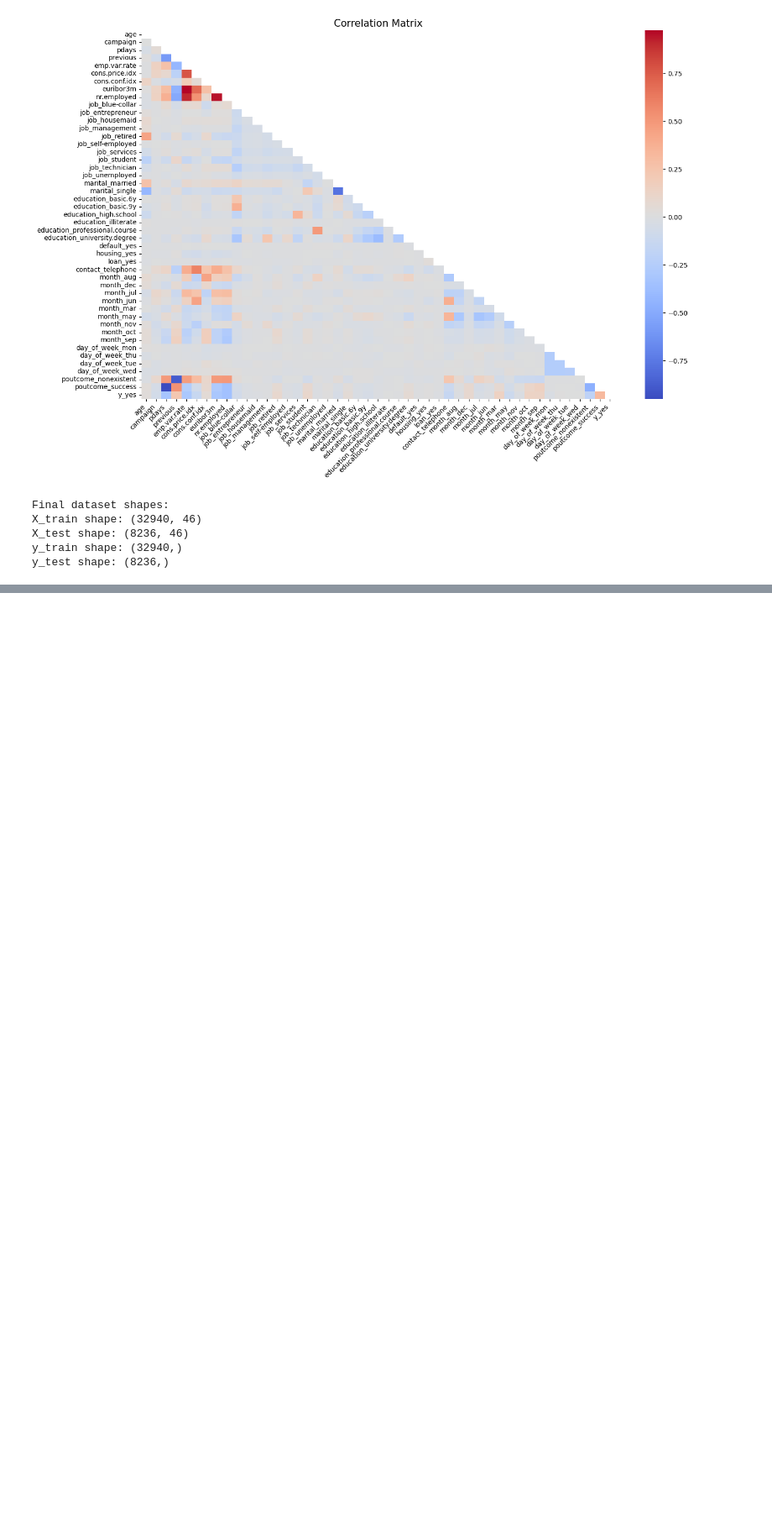
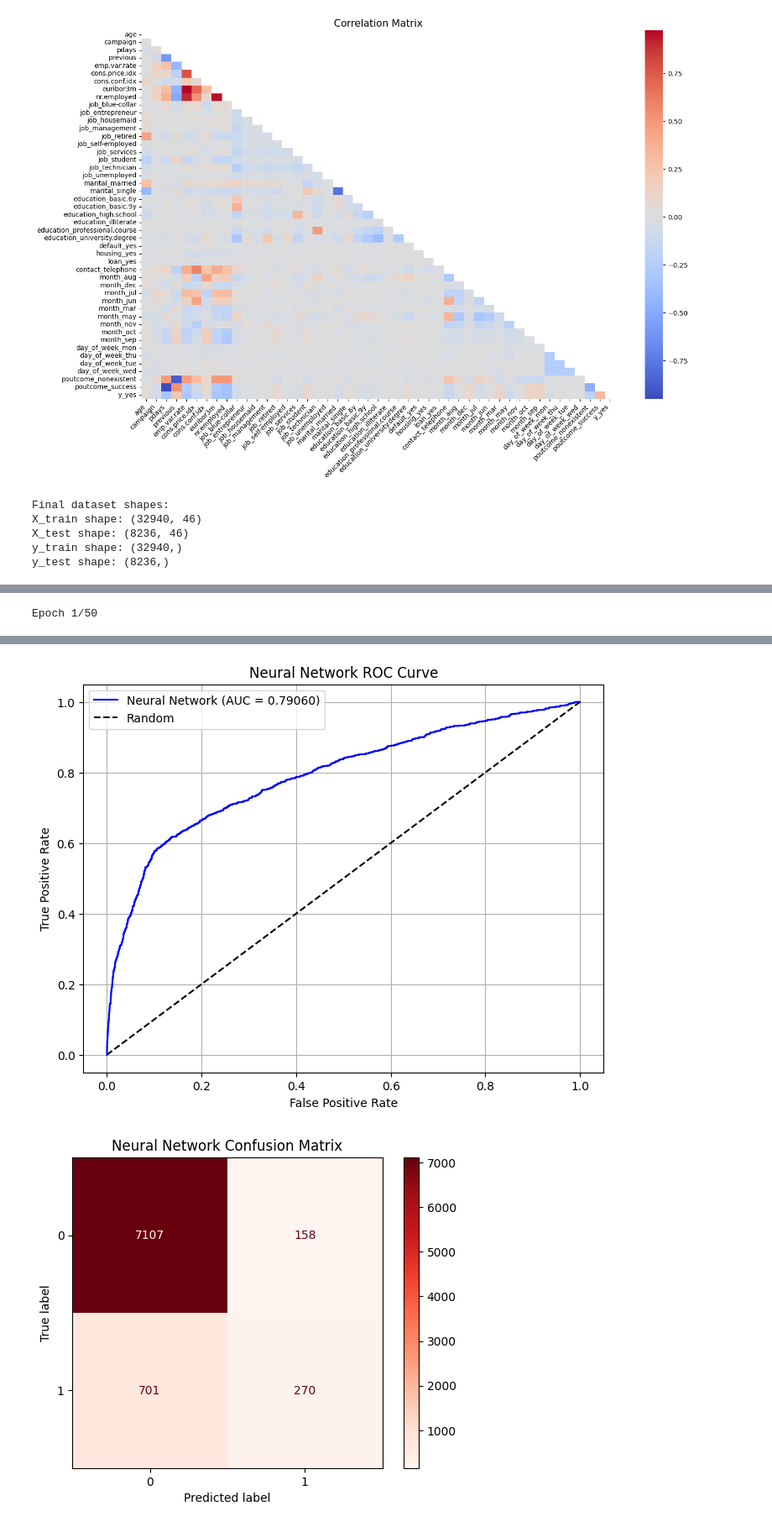
Before and after one commit to Senuth-Per/ML_Coursework_Banking_Systerm, a Jupyter notebook: Ml_CW.ipynb, the cells around one changed output, grey strips where cells are left out. Shown: that part at 84% size. Saved outputs shown, nothing was run; the diff lists cells and outputs as text; code cells hidden in the pictures; blank space fills up the shorter version.

```diff
--- a/Ml_CW.ipynb
+++ b/Ml_CW.ipynb
@@ -346,0 +265,72 @@ AUC-ROC: 0.79297
+# %%
+from tensorflow.keras.models import Sequential
+from tensorflow.keras.layers import Dense, Dropout
+
+# Function to train and evaluate a Neural Network model
+def train_neural_network(X_train, y_train, X_test, y_test):
+
+    # Define the architecture of the Neural Network using Keras Sequential API
+    nn_model = Sequential([
+        Dense(64, activation='relu', input_shape=(X_train.shape[1],)),  # Input layer with 64 neurons and ReLU activation
+        Dropout(0.3),  # Dropout layer with 30% dropout rate to prevent overfitting
+        Dense(32, activation='relu'),  # Hidden layer with 32 neurons and ReLU activation
+        Dropout(0.2),  # Dropout layer with 20% dropout rate
+        Dense(16, activation='relu'),  # Hidden layer with 16 neurons and ReLU activation
+        Dense(1, activation='sigmoid')  # Output layer with sigmoid activation for binary classification (outputting probabilities)
+    ])
+
+    # Compile the model specifying optimizer and loss function
+    nn_model.compile(
+        optimizer='adam',             # Adam optimizer for training
+        loss='binary_crossentropy',   # Binary crossentropy loss function for binary classification
+        metrics=['accuracy']          # Metric to monitor during training
+    )
+
+    # Early stopping callback to prevent overfitting by stopping training when validation loss doesn't improve
+    early_stopping = EarlyStopping(
+        monitor='val_loss',          # Monitor validation loss
+        patience=5,                  # Stop training after 5 epochs without improvement
+        restore_best_weights=True     # Restore weights from the best epoch
+    )
+
+    # Train the neural network with a validation split (20% of training data used for validation)
+    history = nn_model.fit(
+        X_train, y_train,
+        epochs=50,                   # Maximum number of epochs to train
+        batch_size=32,               # Number of samples per gradient update
+        validation_split=0.2,       # Use 20% of training data for validation during training
+        callbacks=[early_stopping],   # Include early stopping callback
+        verbose=1                    # Print training progress logs
+    )
+
+    # Evaluate the trained neural network on the test set
+    y_pred_nn = (nn_model.predict(X_test) > 0.5).astype("int32").flatten()  # Predict classes based on a threshold of 0.5
+    y_proba_nn = nn_model.predict(X_test)  # Get predicted probabilities for the test set
+
+    print("\nNeural Network Results:")
+    nn_metrics = evaluate_model(y_test, y_pred_nn, y_proba_nn)  # Evaluate model performance using predefined function
+
+    # Plot ROC Curve for Neural Network model
+    fpr_nn, tpr_nn, _ = roc_curve(y_test, y_proba_nn)  # Calculate false positive rate and true positive rate for ROC curve
+    plt.figure(figsize=(8, 6))
+    plt.plot(fpr_nn, tpr_nn, label=f"Neural Network (AUC = {nn_metrics['auc_roc']:.5f})", color='blue')
+    plt.plot([0, 1], [0, 1], 'k--', label="Random")  # Diagonal line representing random guessing
+    plt.title("Neural Network ROC Curve")
+    plt.xlabel("False Positive Rate")
+    plt.ylabel("True Positive Rate")
+    plt.legend()
+    plt.grid()
+    plt.show()
+
+    # Generate and plot confusion matrix for Neural Network model predictions
+    cm_nn = confusion_matrix(y_test, y_pred_nn)  # Compute confusion matrix based on true and predicted labels
+    disp_nn = ConfusionMatrixDisplay(confusion_matrix=cm_nn)  # Create a display object for confusion matrix visualization
+    disp_nn.plot(cmap=plt.cm.Reds)
+    plt.title("Neural Network Confusion Matrix")
+    plt.show()
+    return nn_metrics
+
+# Train and evaluate Neural Network model using training data and test data
+nn_metrics = train_neural_network(X_train, y_train, X_test, y_test)
+# %% [output]
+Epoch 1/50
@@ -347 +354,3 @@ AUC-ROC: 0.79297
+[figure, added]
+[figure, added]
 # %%
```
Also changed, not shown: parts of 7 cells of this notebook.
